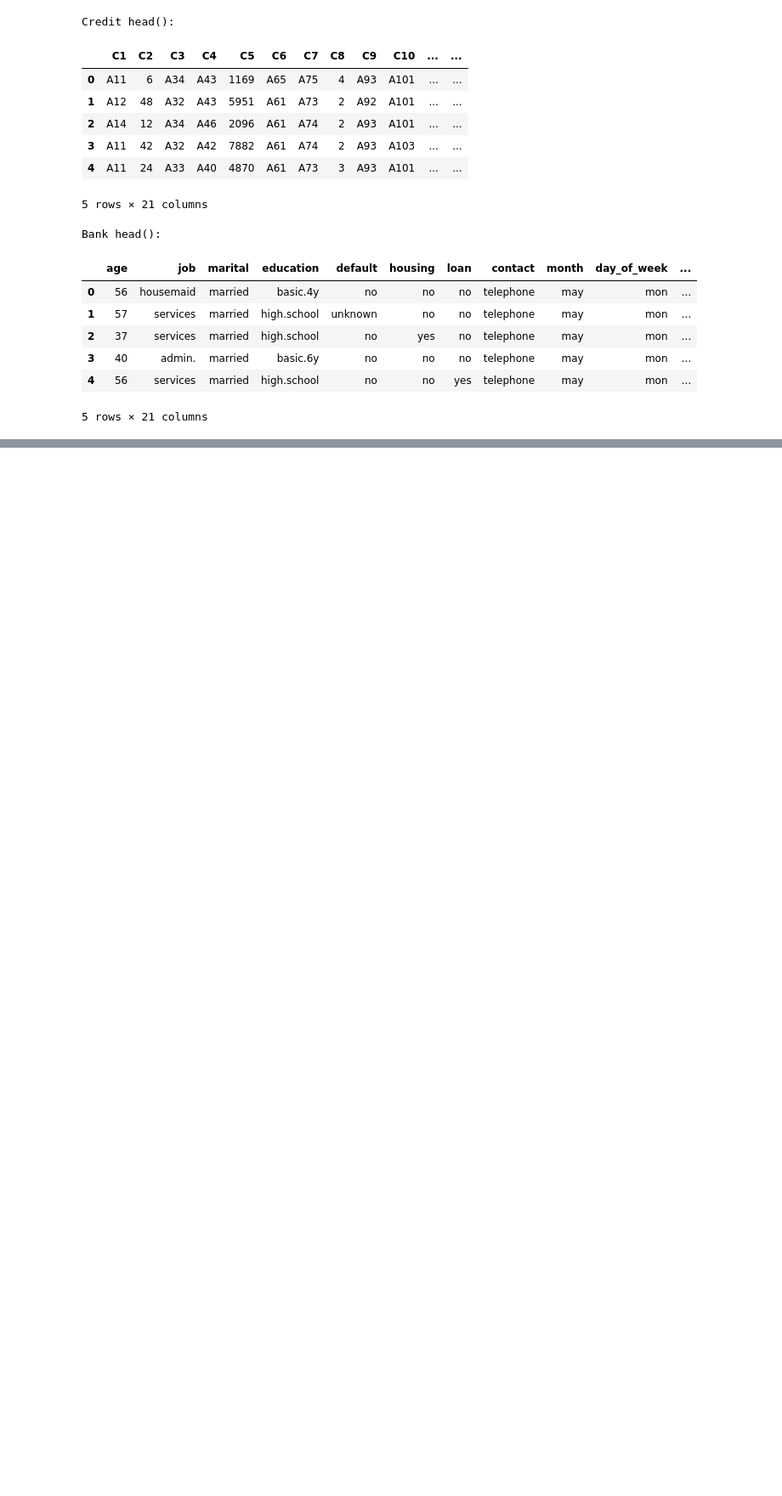
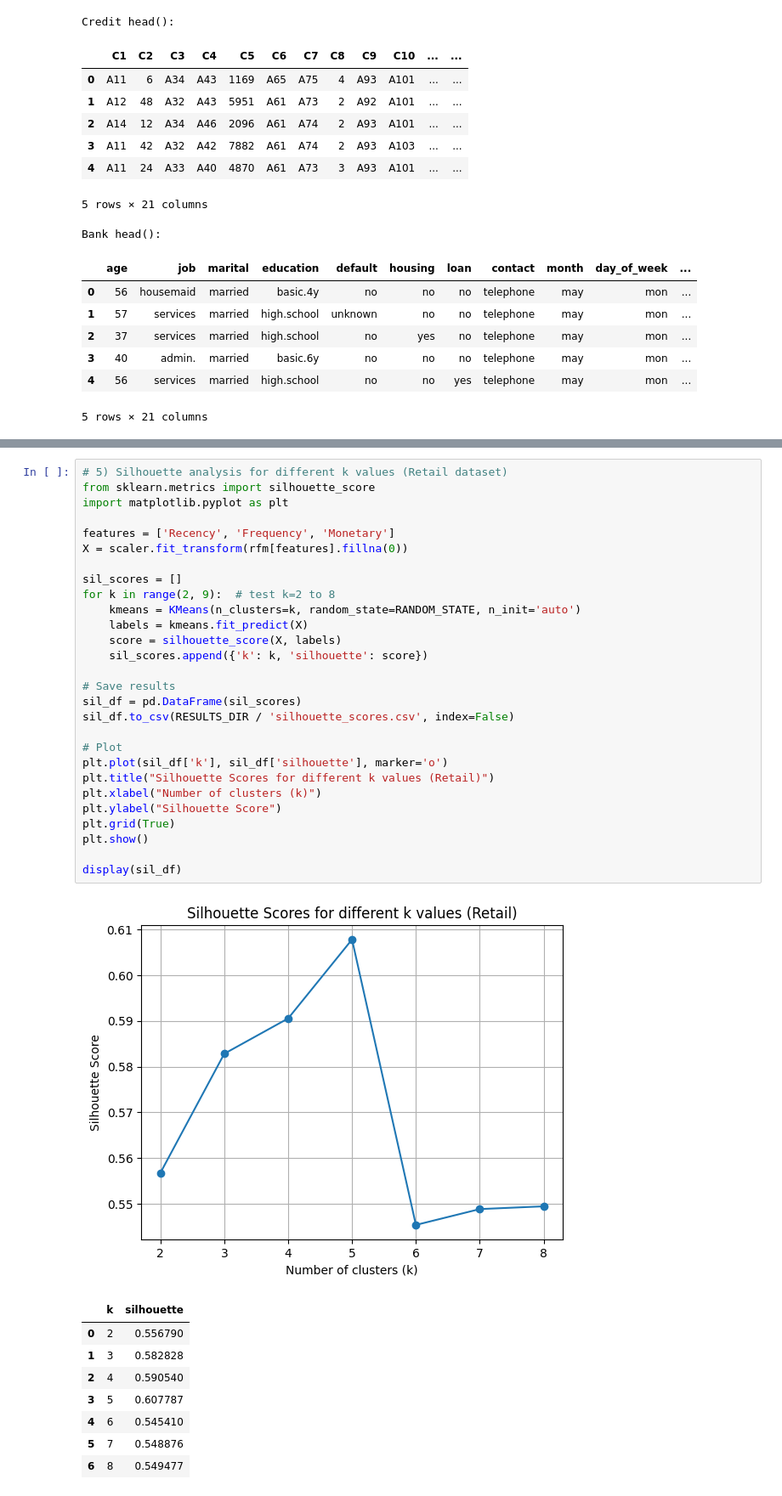
Before and after one commit to Suraalani79/msc-dissertation-2025, a Jupyter notebook: framework.ipynb, the cells around one changed output, grey strips where cells are left out. Shown: that part at 85% size. Drawn from its saved outputs; the diff is of its cells as text; blank space fills up the shorter version.

```diff
--- a/framework.ipynb
+++ b/framework.ipynb
@@ -221,0 +417,38 @@ Bank head():
+# %%
+# 5) Silhouette analysis for different k values (Retail dataset)
+from sklearn.metrics import silhouette_score
+import matplotlib.pyplot as plt
+
+features = ['Recency', 'Frequency', 'Monetary']
+X = scaler.fit_transform(rfm[features].fillna(0))
+
+sil_scores = []
+for k in range(2, 9):  # test k=2 to 8
+    kmeans = KMeans(n_clusters=k, random_state=RANDOM_STATE, n_init='auto')
+    labels = kmeans.fit_predict(X)
+    score = silhouette_score(X, labels)
+    sil_scores.append({'k': k, 'silhouette': score})
+
+# Save results
+sil_df = pd.DataFrame(sil_scores)
+sil_df.to_csv(RESULTS_DIR / 'silhouette_scores.csv', index=False)
+
+# Plot
+plt.plot(sil_df['k'], sil_df['silhouette'], marker='o')
+plt.title("Silhouette Scores for different k values (Retail)")
+plt.xlabel("Number of clusters (k)")
+plt.ylabel("Silhouette Score")
+plt.grid(True)
+plt.show()
+
+display(sil_df)
+# %% [output]
+[figure, added]
+|  | k | silhouette |
+| 0 | 2 | 0.556790 |
+| 1 | 3 | 0.582828 |
+| 2 | 4 | 0.590540 |
+| 3 | 5 | 0.607787 |
+| 4 | 6 | 0.545410 |
+| 5 | 7 | 0.548876 |
+| 6 | 8 | 0.549477 |
```
Also changed, not shown: parts of 6 cells of this notebook.
